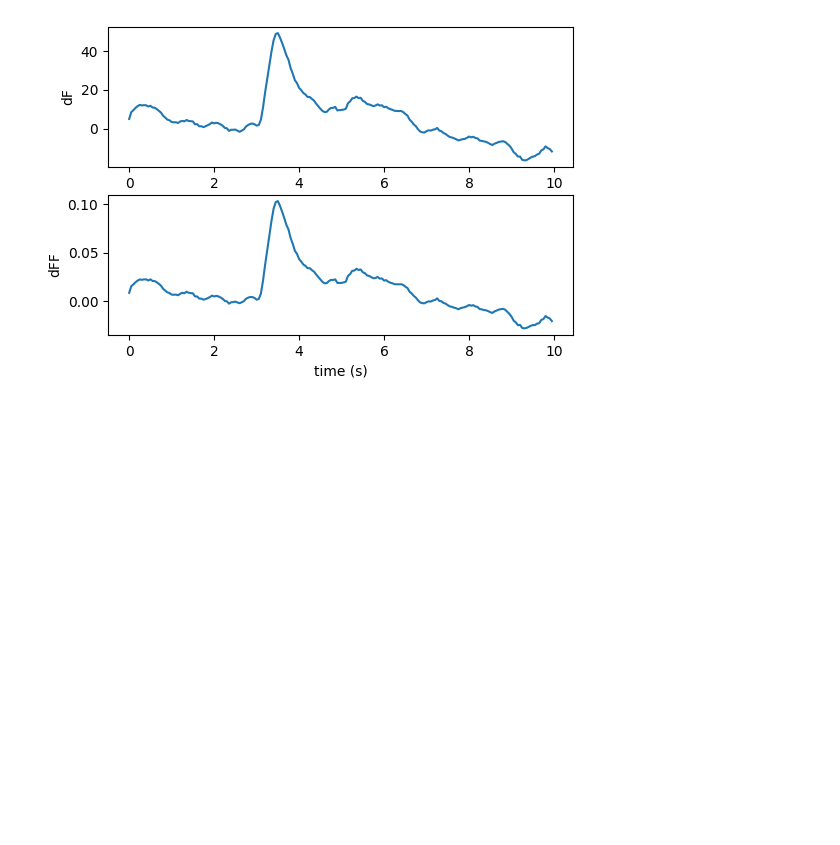
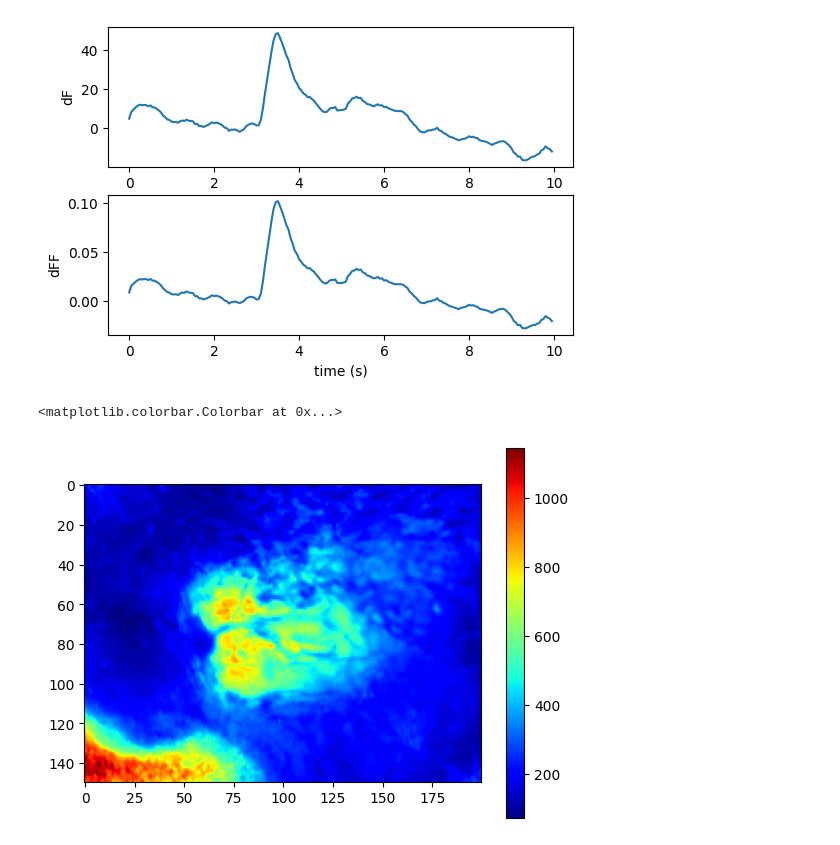
Before and after one commit to xiubert/pyFluo, a Jupyter notebook: src/avg_ROI_response.ipynb, the cells around one changed output. Saved outputs shown, nothing was run; the diff lists cells and outputs as text; code cells hidden in the pictures; blank space fills up the shorter version.

```diff
--- a/src/avg_ROI_response.ipynb
+++ b/src/avg_ROI_response.ipynb
@@ -217,3 +229,23 @@ ax[1].set_xlabel('time (s)')
 (6, 200)
 Text(0.5, 0, 'time (s)')
 [figure]
+# %%
+# show baseline fluorescence heatmap
+
+import lib.fileIngest as fileIngest
+import numpy as np
+import matplotlib.pyplot as plt
+
+imgs = fileIngest.qcams2imgs(qcams)[0]
+imgArr = np.array(imgs)
+imgArr.shape
+imgSeries = imgArr.mean(axis=0)
+imgSeries.shape
+baseF_heatmap = imgProcess.calcSpatialBaseFluo(imgSeries=imgSeries)
+plt.imshow(baseF_heatmap, cmap = 'jet')
+plt.colorbar()
+
+# baseF_heatmap = imgProcess.calcSpatialBaseFluo(imgSeries=imgSeries, t_baseAvg = (1,3))
+# %% [output]
+<matplotlib.colorbar.Colorbar at 0x...>
+[figure, added]
```
Also changed, not shown: parts of 5 cells of this notebook, 1 other file.
